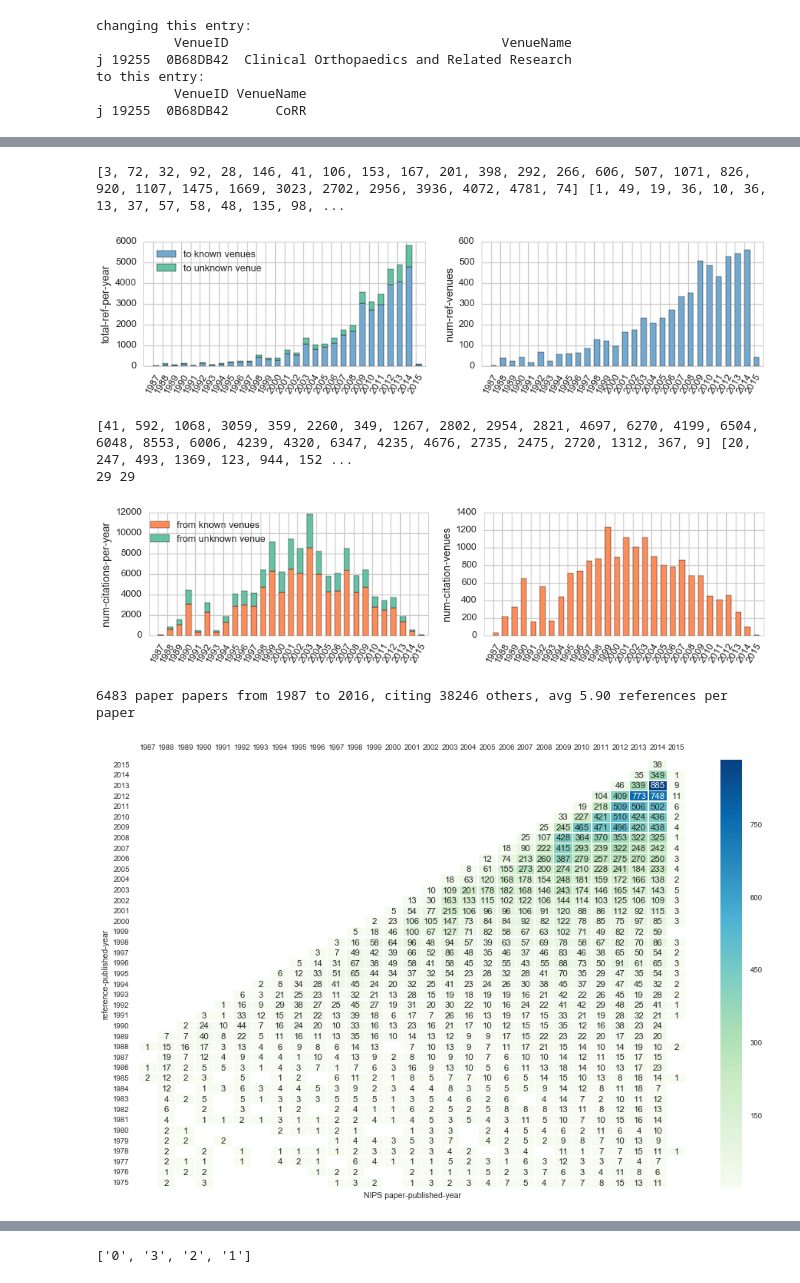
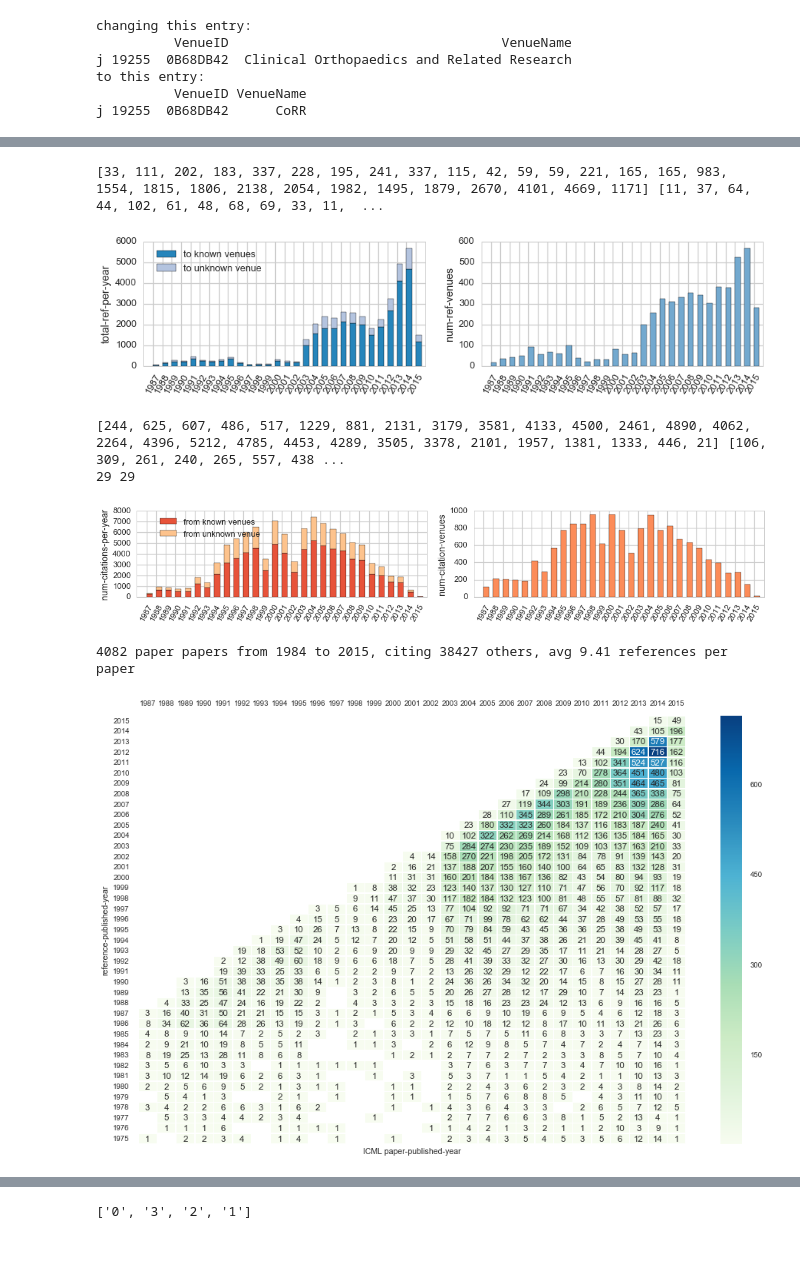
Before and after one commit to lexingxie/academic-graph, a Jupyter notebook: plot_conf_citations.ipynb, the cells around one changed output, grey strips where cells are left out. Drawn from its saved outputs; the diff is of its cells as text; code cells hidden in the pictures; blank space fills up the shorter version.

```diff
--- a/plot_conf_citations.ipynb
+++ b/plot_conf_citations.ipynb
@@ -38,7 +38,7 @@ sns.set()
 
 #conf = 'WSDM'
 #conf = 'PLDI'
-conf = 'NIPS'
+conf = 'ICML'
 #conf = 'MM'
 data_dir = './data'
 
@@ -276,8 +276,8 @@ for name, gf in df_citing.groupby(['PaperPubYear']):
 
 print(citing_not_null, citing_num_null)
 
-rects3a = ax3.bar(x_pos, citing_not_null, width=.6, color=bar_colrs3[mdx])
-rects3b = ax3.bar(x_pos, citing_num_null, width=.6, color=bar_colrs1[mdx], bottom=citing_not_null)
+rects3a = ax3.bar(x_pos, citing_not_null, width=.6, color=bar_colrs3[mdx+5])
+rects3b = ax3.bar(x_pos, citing_num_null, width=.6, color=bar_colrs3[mdx-5], bottom=citing_not_null)
 
 tk3 = plt.xticks(x_pos, paper_years, rotation=60)
 ax3.set_ylabel('total-ref-per-year')
@@ -301,8 +301,8 @@ ax4.set_ylabel('num-ref-venues')
 
 plt.savefig(os.path.join(plot_dir, conf, conf+'_cnt_ref.png'), dpi=cur_dpi, transparent=True)
 # %% [output]
-[3, 72, 32, 92, 28, 146, 41, 106, 153, 167, 201, 398, 292, 266, 606, 507, 1071, 826, 920, 1107, 1475, 1669, 3023, 2702, 2956, 3936, 4072, 4781, 74] [1, 49, 19, 36, 10, 36, 13, 37, 57, 58, 48, 135, 98, ...
+[33, 111, 202, 183, 337, 228, 195, 241, 337, 115, 42, 59, 59, 221, 165, 165, 983, 1554, 1815, 1806, 2138, 2054, 1982, 1495, 1879, 2670, 4101, 4669, 1171] [11, 37, 64, 44, 102, 61, 48, 68, 69, 33, 11,  ...
-[figure, old version]
+[figure, new version]
 # %%
 """# of citations over publication years, w/wo venues; # of venues over years"""
 
@@ -321,38 +321,38 @@ for name, gf in df_cited.groupby(['RefPubYear']):
         citations_num_null.append( len ( gf['PaperVenueID'][gf['PaperVenueID'] == ''] ) )
 
 print(citations_not_null, citations_num_null)
 print(len(citations_not_null), len(citations_num_null))
 
 
-rects5a = ax5.bar(x_pos, citations_not_null, width=.6, color=bar_colrs2[mdx])
-rects5b = ax5.bar(x_pos, citations_num_null, width=.6, color=bar_colrs1[mdx], bottom=citations_not_null)
+rects5a = ax5.bar(x_pos, citations_not_null, width=.6, color=bar_colrs2[mdx+5])
+rects5b = ax5.bar(x_pos, citations_num_null, width=.6, color=bar_colrs2[mdx-5], bottom=citations_not_null)
 
 tk5 = plt.xticks(x_pos, paper_years, rotation=60)
 ax5.set_ylabel('num-citations-per-year')
 plt.legend((rects5a[0], rects5b[0]),
            ('from known venues', 'from unknown venue'), bbox_to_anchor=(.45, 1))
 
 ax6 = plt.subplot(1, 2, 2)
 sns.set_style("whitegrid")
 
 venue_counts = np.zeros( len(paper_years) )
 for name, gf in df_cited[df_cited['PaperVenueID'] != ''].groupby(['RefPubYear']):
     idy = np.where(paper_years==name)
     if idy[0].size:
         venue_counts[idy] = len( gf['PaperVenueID'].value_counts() )
     #if name in paper_years:
     #    venue_counts.append( len( gf['PaperVenueID'].value_counts() ) )
 
 rects6 = ax6.bar(x_pos, venue_counts, width=.6, color=bar_colrs2[mdx])
 
 tk6 = plt.xticks(x_pos, paper_years, rotation=60)
 ax6.set_ylabel('num-citation-venues')
-
+plt.tight_layout()
 plt.savefig(os.path.join(plot_dir, conf, conf+'_cnt_citation.png'), dpi=cur_dpi, transparent=True)
 # %% [output]
-[41, 592, 1068, 3059, 359, 2260, 349, 1267, 2802, 2954, 2821, 4697, 6270, 4199, 6504, 6048, 8553, 6006, 4239, 4320, 6347, 4235, 4676, 2735, 2475, 2720, 1312, 367, 9] [20, 247, 493, 1369, 123, 944, 152 ...
+[244, 625, 607, 486, 517, 1229, 881, 2131, 3179, 3581, 4133, 4500, 2461, 4890, 4062, 2264, 4396, 5212, 4785, 4453, 4289, 3505, 3378, 2101, 1957, 1381, 1333, 446, 21] [106, 309, 261, 240, 265, 557, 438 ...
 29 29
-[figure, old version]
+[figure, new version]
 # %%
 print('{} paper papers from {} to {}, citing {} others, avg {:0.2f} references per paper'.format(
         len(df_paper), df_paper['PubYear'].min(), df_paper['PubYear'].max(), len(df_citing), len(df_citing)/len(df_paper)))
@@ -385,8 +385,8 @@ sns.axlabel(conf + ' paper-published-year', 'reference-published-year')
 
 plt.savefig(os.path.join(plot_dir, conf, conf+'_year_ref.png'), transparent=True)
 # %% [output]
-6483 paper papers from 1987 to 2016, citing 38246 others, avg 5.90 references per paper
+4082 paper papers from 1984 to 2015, citing 38427 others, avg 9.41 references per paper
-[figure, old version]
+[figure, new version]
 # %%
 print('{} paper papers from {} to {}, cited {} time, avg {:0.2f} cites per paper'.format(
         len(df_paper), df_paper['PubYear'].min(), df_paper['PubYear'].max(), len(df_cited), len(df_cited)/len(df_paper)))
```
Also changed, not shown: parts of 14 cells of this notebook.
